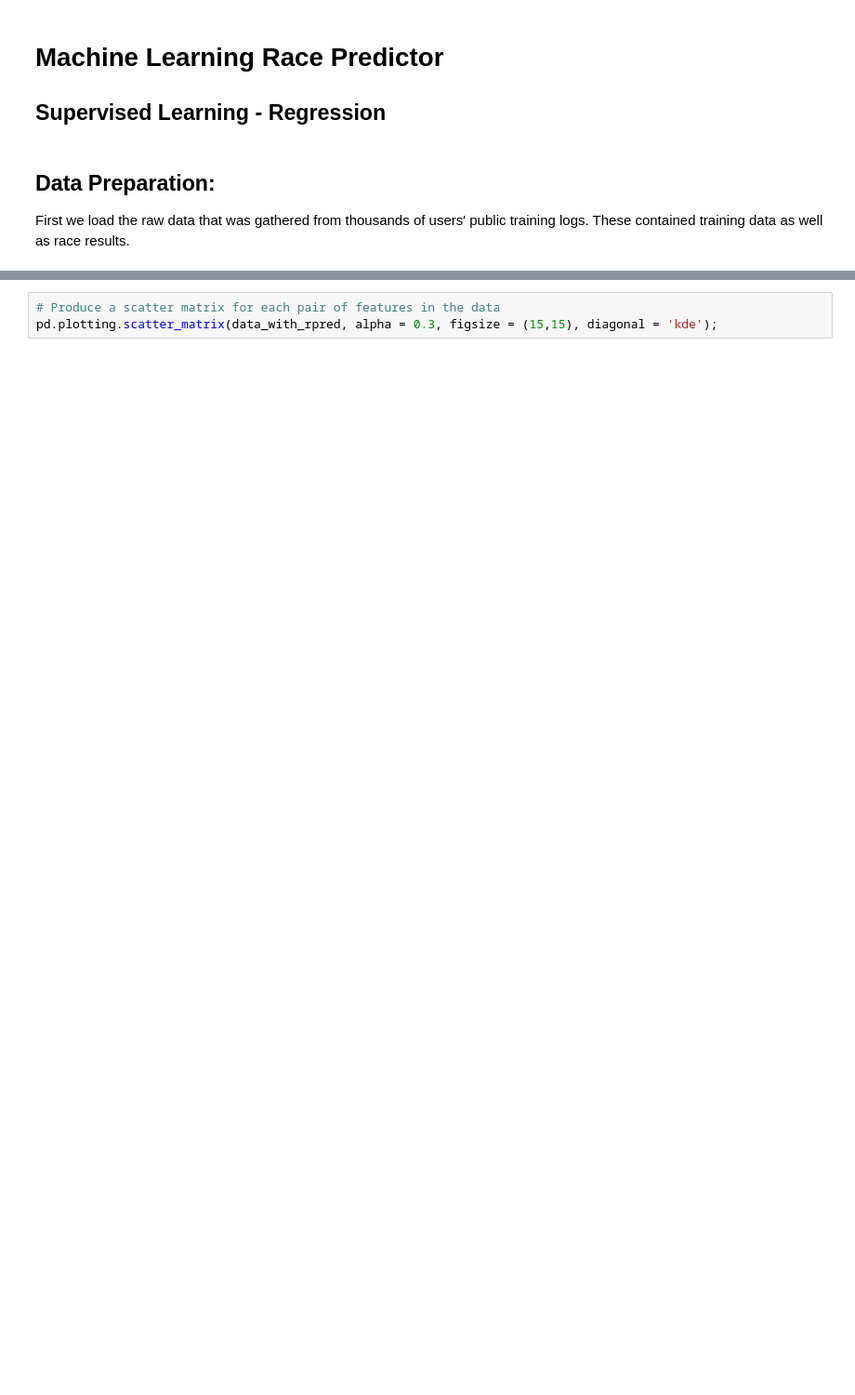
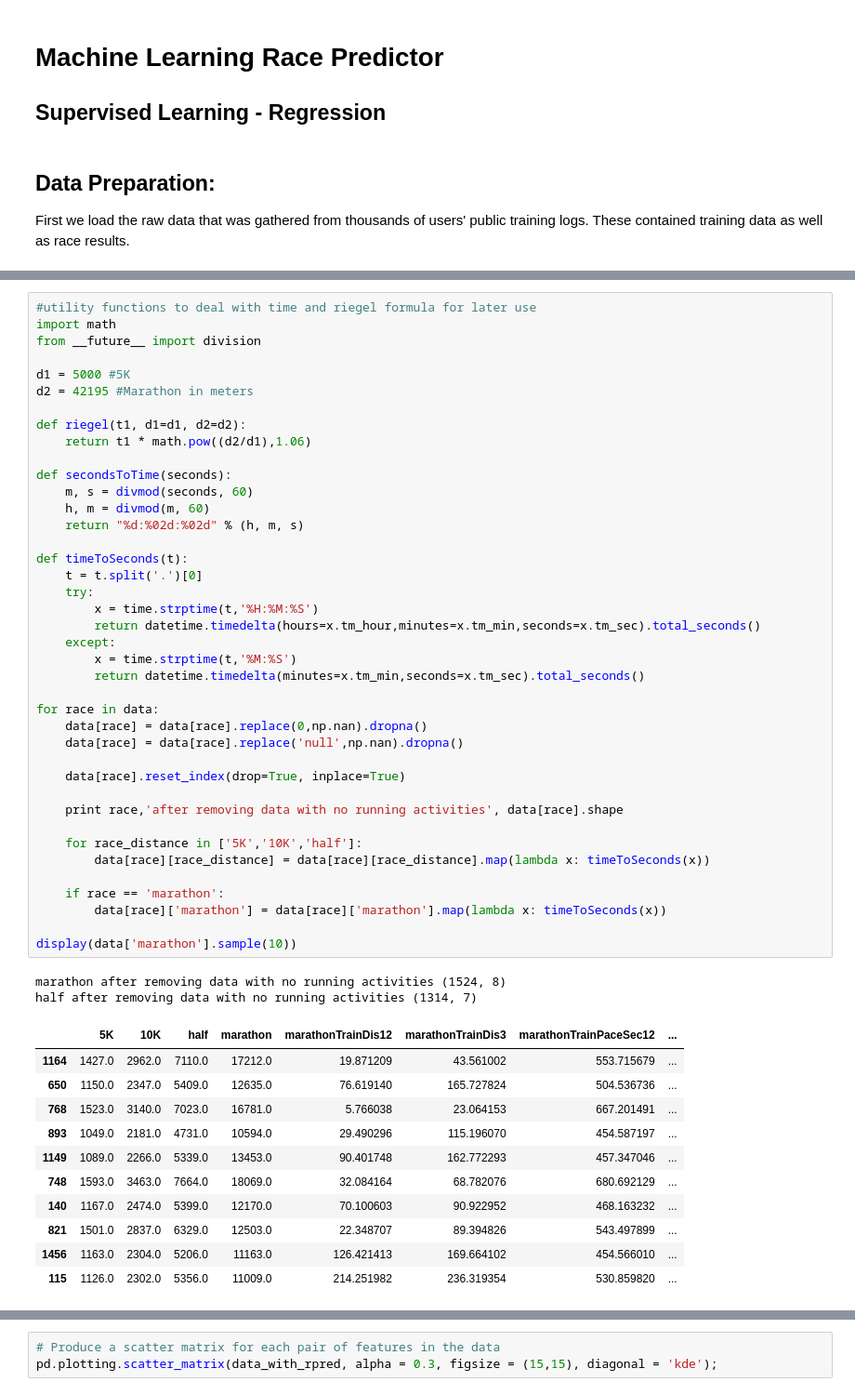
Before and after one commit to dbilenkin/machine-learning, a Jupyter notebook: MLRacePredictor/MLRacePredictor.ipynb, the cells around one changed output, grey strips where cells are left out. Shown at 93% size. Drawn from its saved outputs; the diff is of its cells as text; blank space fills up the shorter version.

Commit message:
more data

```diff
--- a/MLRacePredictor/MLRacePredictor.ipynb
+++ b/MLRacePredictor/MLRacePredictor.ipynb
@@ -84,2 +53,56 @@ Running dataset has 3394 samples with 54 features each.
+# %%
+#utility functions to deal with time and riegel formula for later use
+import math
+from __future__ import division
+
+d1 = 5000 #5K
+d2 = 42195 #Marathon in meters
+
+def riegel(t1, d1=d1, d2=d2):
+    return t1 * math.pow((d2/d1),1.06)
+
+def secondsToTime(seconds):
+    m, s = divmod(seconds, 60)
+    h, m = divmod(m, 60)
+    return "%d:%02d:%02d" % (h, m, s)
+
+def timeToSeconds(t):
+    t = t.split('.')[0]
+    try:
+        x = time.strptime(t,'%H:%M:%S')
+        return datetime.timedelta(hours=x.tm_hour,minutes=x.tm_min,seconds=x.tm_sec).total_seconds()
+    except:
+        x = time.strptime(t,'%M:%S')
+        return datetime.timedelta(minutes=x.tm_min,seconds=x.tm_sec).total_seconds()
+
+for race in data:
+    data[race] = data[race].replace(0,np.nan).dropna()
+    data[race] = data[race].replace('null',np.nan).dropna()
+
+    data[race].reset_index(drop=True, inplace=True)
+
+    print race,'after removing data with no running activities', data[race].shape
+
+    for race_distance in ['5K','10K','half']:
+        data[race][race_distance] = data[race][race_distance].map(lambda x: timeToSeconds(x))
+
+    if race == 'marathon':
+        data[race]['marathon'] = data[race]['marathon'].map(lambda x: timeToSeconds(x))
+
+display(data['marathon'].sample(10))
+# %% [output]
+marathon after removing data with no running activities (1524, 8)
+half after removing data with no running activities (1314, 7)
+|  | 5K | 10K | half | marathon | marathonTrainDis12 | marathonTrainDis3 | marathonTrainPaceSec12 | ... |
+| 1164 | 1427.0 | 2962.0 | 7110.0 | 17212.0 | 19.871209 | 43.561002 | 553.715679 | ... |
+| 650 | 1150.0 | 2347.0 | 5409.0 | 12635.0 | 76.619140 | 165.727824 | 504.536736 | ... |
+| 768 | 1523.0 | 3140.0 | 7023.0 | 16781.0 | 5.766038 | 23.064153 | 667.201491 | ... |
+| 893 | 1049.0 | 2181.0 | 4731.0 | 10594.0 | 29.490296 | 115.196070 | 454.587197 | ... |
+| 1149 | 1089.0 | 2266.0 | 5339.0 | 13453.0 | 90.401748 | 162.772293 | 457.347046 | ... |
+| 748 | 1593.0 | 3463.0 | 7664.0 | 18069.0 | 32.084164 | 68.782076 | 680.692129 | ... |
+| 140 | 1167.0 | 2474.0 | 5399.0 | 12170.0 | 70.100603 | 90.922952 | 468.163232 | ... |
+| 821 | 1501.0 | 2837.0 | 6329.0 | 12503.0 | 22.348707 | 89.394826 | 543.497899 | ... |
+| 1456 | 1163.0 | 2304.0 | 5206.0 | 11163.0 | 126.421413 | 169.664102 | 454.566010 | ... |
+| 115 | 1126.0 | 2302.0 | 5356.0 | 11009.0 | 214.251982 | 236.319354 | 530.859820 | ... |
 # %%
 # before removing general outliers, remove other nonsense data.
```
Also changed, not shown: parts of 3 cells of this notebook, 3 other files.
